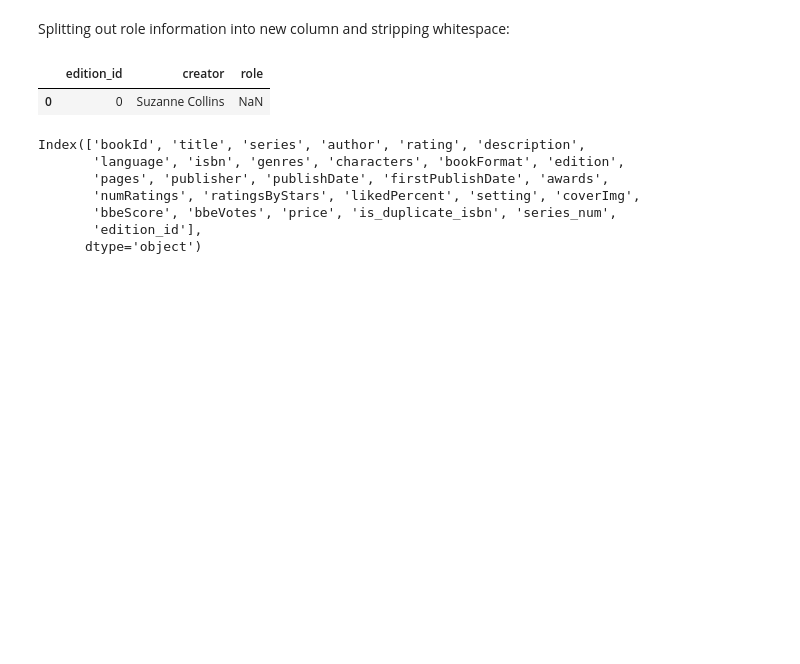
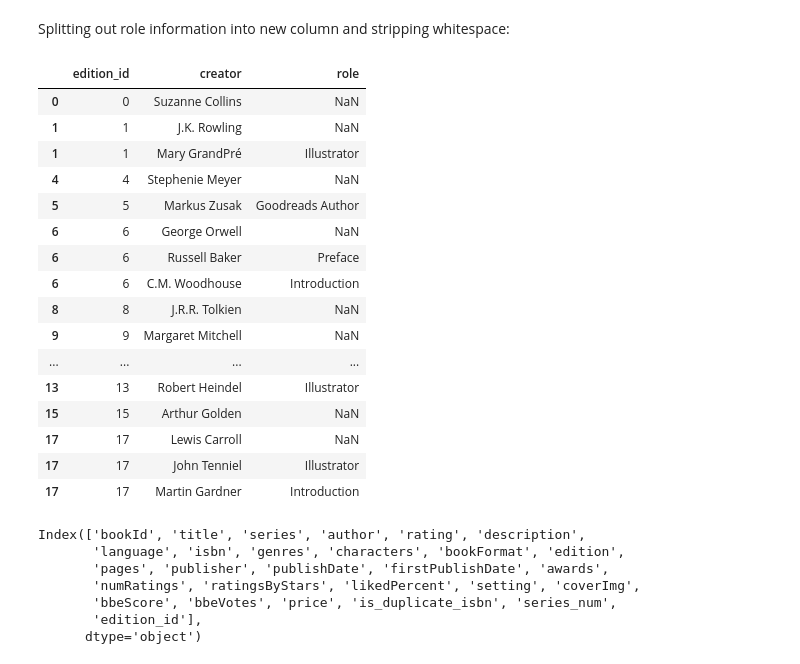
Before and after one commit to codeslp/books_db, a Jupyter notebook: src/books_db.ipynb, the cells around one changed output. Cells and saved outputs as stored; diff of their text form; code cells hidden in the pictures; blank space fills up the shorter version.

Commit message:
created db tables, started load

```diff
--- a/src/books_db.ipynb
+++ b/src/books_db.ipynb
@@ -604,11 +785,3 @@ award_df.head(10)
 | 0 | 0 | Charlotte Award | 2010 |
 # %% [markdown]
 Creating creator df:
-# %%
-def create_creator_df(df):
-    creator_df = df[['edition_id', 'author']].copy()
-    creator_df = creator_df.explode('author')
-    creator_df = creator_df.rename(columns={'author': 'creator'})
-    return creator_df
-
-creator_df = create_creator_df(df)
@@ -625,18 +836,51 @@ creator_df.head()
 Splitting out role information into new column and stripping whitespace:
 # %%
 def split_role(creator_df):
+    """
+    Splits the 'creator' column into 'creator' and 'role' by extracting the role within parentheses.
+
+    Parameters:
+    creator_df (pd.DataFrame): The DataFrame containing the 'creator' column.
+
+    Returns:
+    pd.DataFrame: A new DataFrame with 'creator' and 'role' columns.
+
+    Raises:
+    ValueError: If the 'creator' column is not found in the DataFrame.
+    """
+
+    if 'creator' not in creator_df.columns:
+        raise ValueError("'creator' column must be present in the DataFrame.")
+
     role_pattern = r'\((.*?)\)'
     creator_df['role'] = creator_df['creator'].str.extract(role_pattern)
     creator_df['creator'] = creator_df['creator'].str.replace(role_pattern, '', regex=True)
-    creator_df = creator_df.applymap(lambda r: r.strip() if type(r) == str else r)
+    creator_df = creator_df.applymap(lambda r: r.strip() if isinstance(r, str) else r)
+
     return creator_df
 
+# Example usage:
 creator_df = split_role(creator_df)
 # %%
-creator_df.head(1)
+creator_df.head(20)
 # %% [output]
 |  | edition_id | creator | role |
 | 0 | 0 | Suzanne Collins | NaN |
+| 1 | 1 | J.K. Rowling | NaN |
+| 1 | 1 | Mary GrandPré | Illustrator |
+| 4 | 4 | Stephenie Meyer | NaN |
+| 5 | 5 | Markus Zusak | Goodreads Author |
+| 6 | 6 | George Orwell | NaN |
+| 6 | 6 | Russell Baker | Preface |
+| 6 | 6 | C.M. Woodhouse | Introduction |
+| 8 | 8 | J.R.R. Tolkien | NaN |
+| 9 | 9 | Margaret Mitchell | NaN |
+| ... | ... | ... | ... |
+| 13 | 13 | Robert Heindel | Illustrator |
+| 15 | 15 | Arthur Golden | NaN |
+| 17 | 17 | Lewis Carroll | NaN |
+| 17 | 17 | John Tenniel | Illustrator |
+| 17 | 17 | Martin Gardner | Introduction |
 # %%
 df.columns
 # %% [output]
```
Also changed, not shown: parts of 55 cells of this notebook, 1 other file.
